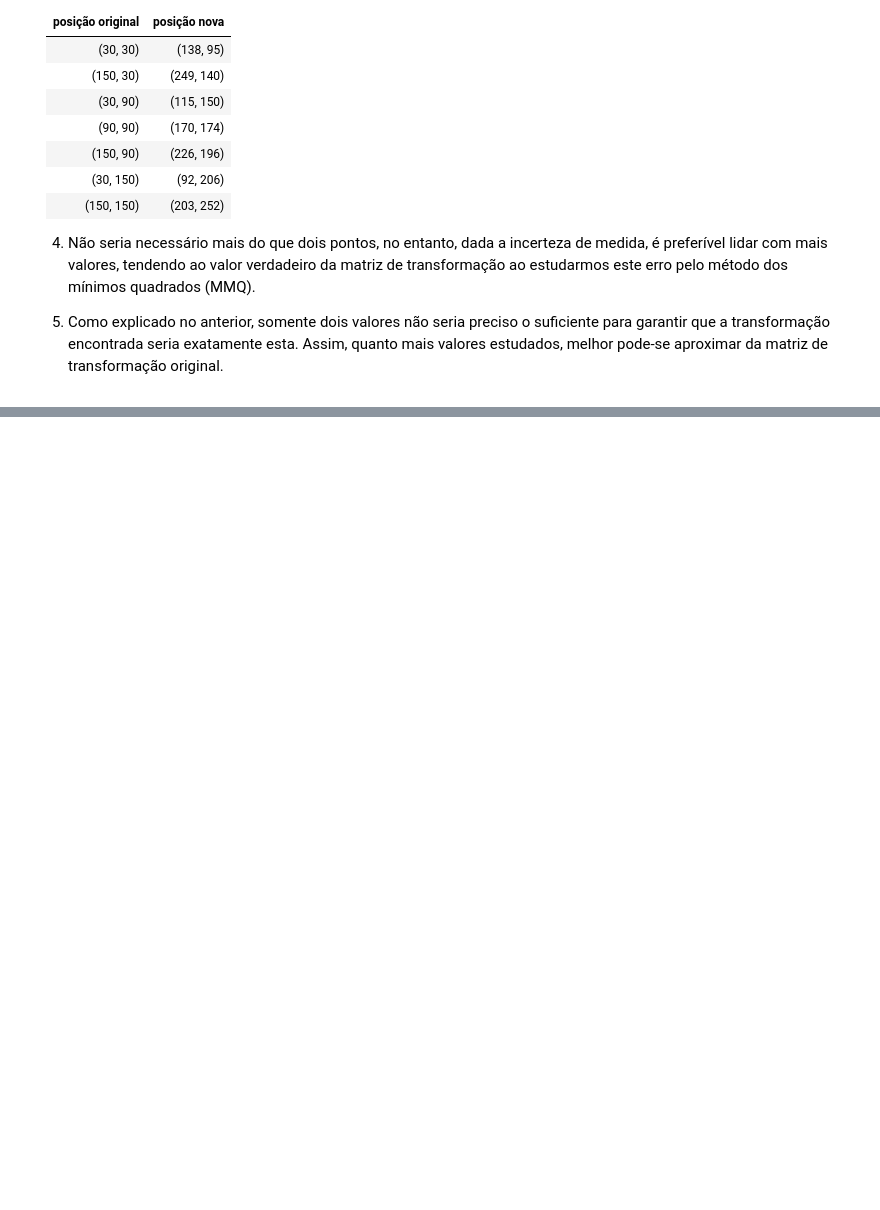
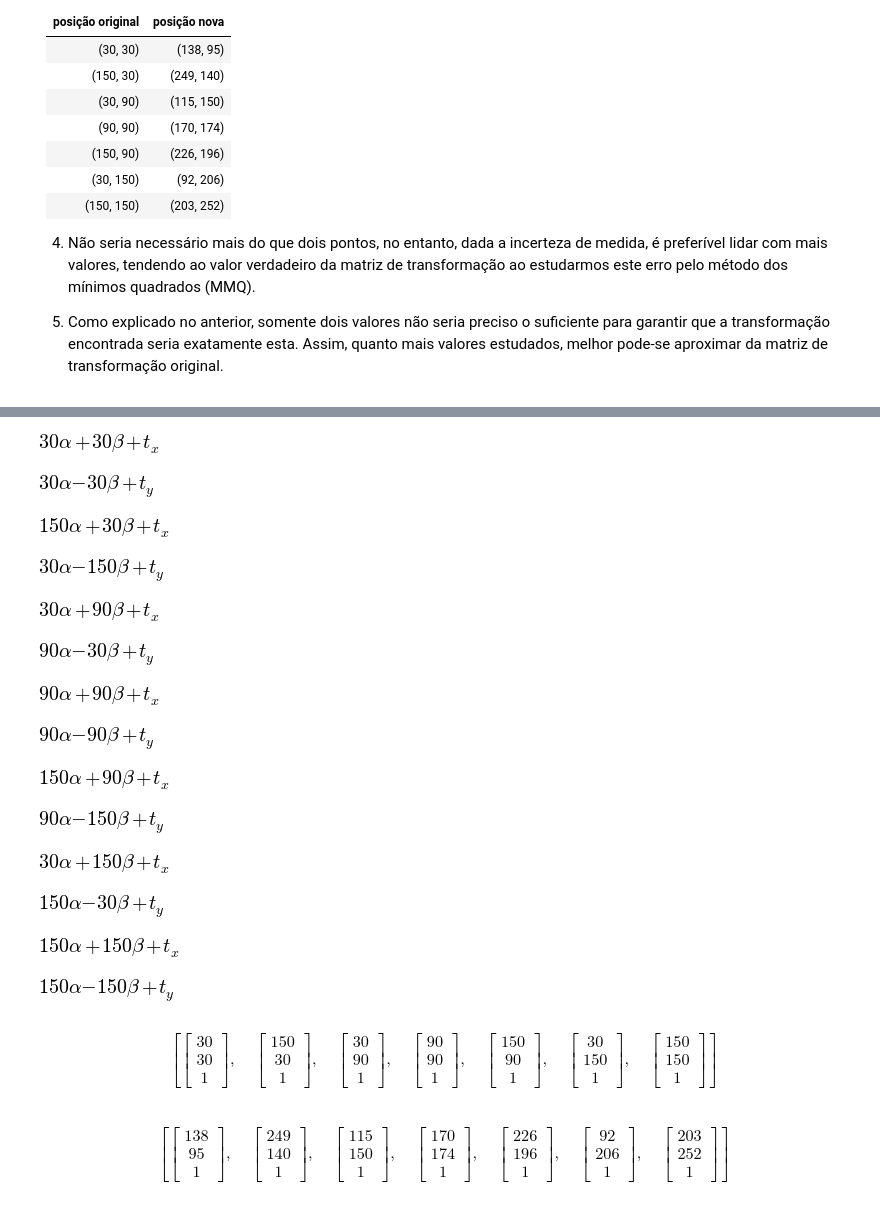
Before and after one commit to pedrocunial/robotica16, a Jupyter notebook: visao_projeto/ProjetoVisao_etapa1-Copy1.ipynb, the cells around one changed output, grey strips where cells are left out. Saved outputs shown, nothing was run; the diff lists cells and outputs as text; code cells hidden in the pictures; blank space fills up the shorter version.

```diff
--- a/visao_projeto/ProjetoVisao_etapa1-Copy1.ipynb
+++ b/visao_projeto/ProjetoVisao_etapa1-Copy1.ipynb
@@ -213,0 +299,26 @@ Matrix([
+# %%
+for eq in left_side:
+    display(eq)
+# %% [output]
+[figure, added]
+[figure, added]
+[figure, added]
+[figure, added]
+[figure, added]
+[figure, added]
+[figure, added]
+[figure, added]
+[figure, added]
+[figure, added]
+[figure, added]
+[figure, added]
+[figure, added]
+[figure, added]
+# %%
+points_entrada
+# %% [output]
+$$\left [ \left[\begin{matrix}30\\30\\1\end{matrix}\right], \quad \left[\begin{matrix}150\\30\\1\end{matrix}\right], \quad \left[\begin{matrix}30\\90\\1\end{matrix}\right], \quad \left[\begin{matrix}90\\90\\1\end{matrix}\right], \quad \left[\begin{matrix}150\\90\\1\end{matrix}\right], \quad \left[\begin{matrix}30\\150\\1\end{matrix}\right], \quad \left[\begin{matrix}150\\150\\1\end{matrix}\right]\right ]$$
+# %%
+points_saida
+# %% [output]
+$$\left [ \left[\begin{matrix}138\\95\\1\end{matrix}\right], \quad \left[\begin{matrix}249\\140\\1\end{matrix}\right], \quad \left[\begin{matrix}115\\150\\1\end{matrix}\right], \quad \left[\begin{matrix}170\\174\\1\end{matrix}\right], \quad \left[\begin{matrix}226\\196\\1\end{matrix}\right], \quad \left[\begin{matrix}92\\206\\1\end{matrix}\right], \quad \left[\begin{matrix}203\\252\\1\end{matrix}\right]\right ]$$
```
Also changed, not shown: parts of 18 cells of this notebook.
